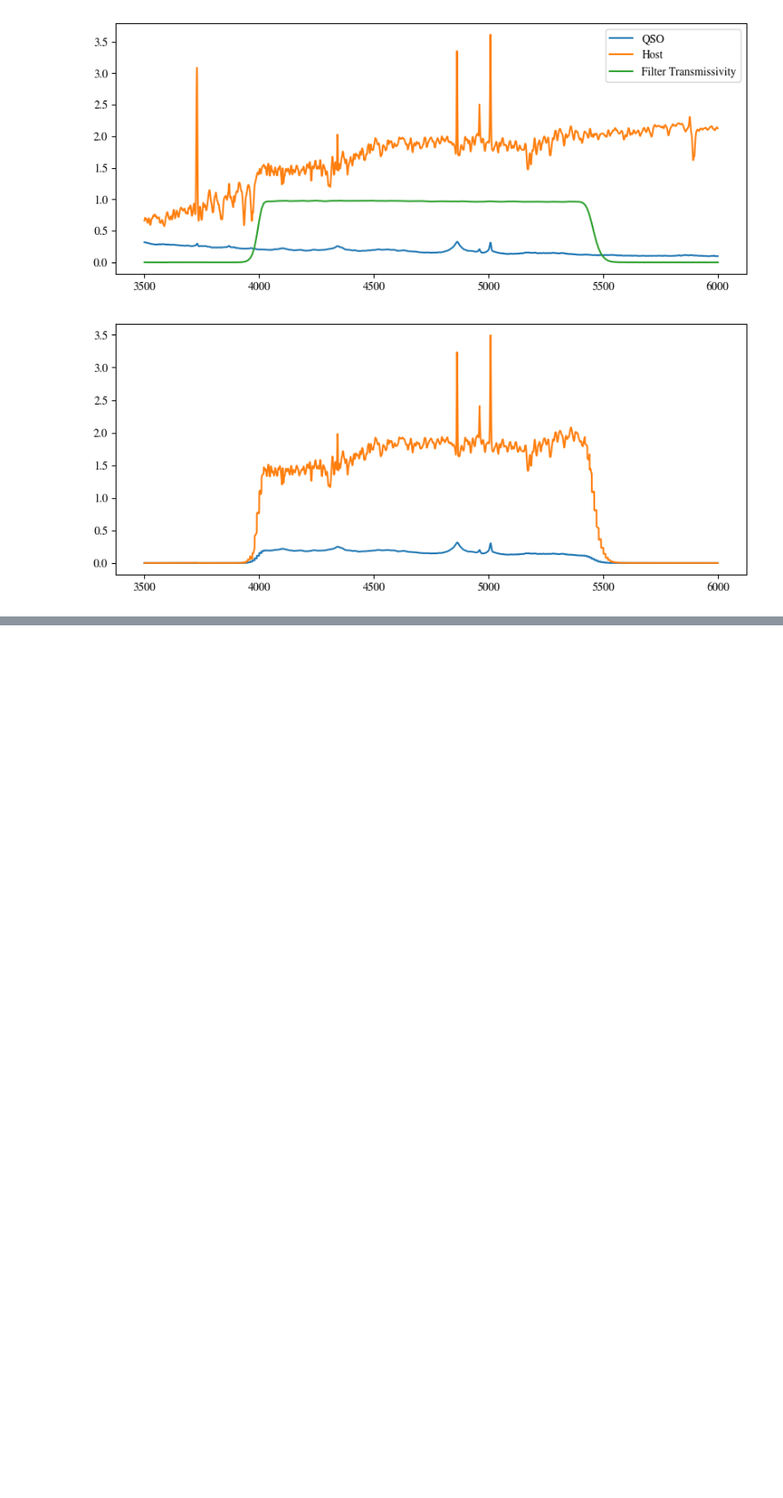
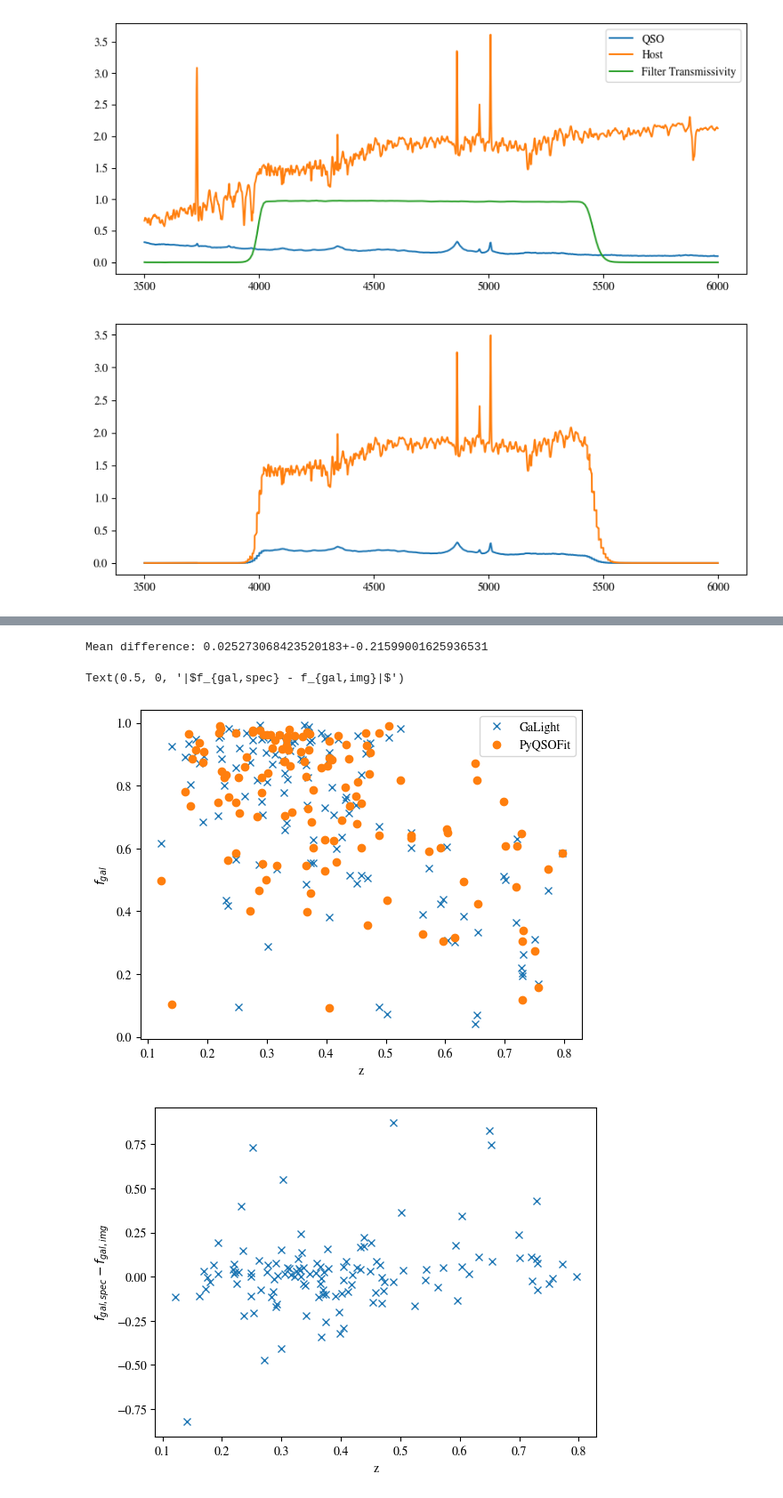
Before and after one commit to ELLI-E/RedQSOYoRiS, a Jupyter notebook: RedQSOProject.ipynb, the cells around one changed output, grey strips where cells are left out. Shown: that part at 89% size. Cells and saved outputs as stored; diff of their text form; code cells hidden in the pictures; blank space fills up the shorter version.

```diff
--- a/RedQSOProject.ipynb
+++ b/RedQSOProject.ipynb
@@ -492,0 +453,80 @@ Mean difference: 0.010416336112164488+-0.22414021031901096
+# %%
+#automating above process
+
+from numpy import diff
+
+
+
+
+
+DESI_HSC = pd.read_csv('data/DESICatalogue.csv')
+DESI_HSC['HSC_ID'] = DESI_HSC['HSC_ID'].astype(str)
+targetList = obj_list = DESI_HSC['DESI_ID']
+galaxyFractionSpec = []
+galaxyFractionImage = []
+specMagnitudeHost = []
+imageMagnitudeHost = []
+chiImg = []
+z = []
+for target in targetList:
+    try:
+        spectroscopicResult = CollectSpectroscopicData(target)
+        HSCResult = pickle.load(open(f"results/desitargets/includinghost/{target}/fitting_results/{target}-result-band-r.pkl","rb"))
+    except FileNotFoundError:
+        continue
+
+    #compare to HSC
+    fluxMag0 = 63095734448.01944
+    HSCGalaxyMagnitude = HSCResult.final_result_galaxy[0]["magnitude"]
+    HSCQSOMagnitude = HSCResult.final_result_ps[0]["magnitude"]
+    HSCHostFlux = toFlux(HSCGalaxyMagnitude,fluxMag0)
+    HSCQSOFlux = toFlux(HSCQSOMagnitude,fluxMag0)
+    HSCGalaxyFraction = HSCHostFlux/(HSCHostFlux+HSCQSOFlux)
+    galaxyFractionImage.append(HSCGalaxyFraction)
+    obj_No = list(DESI_HSC["DESI_ID"]).index(int(target))
+    chiImg.append(HSCResult.reduced_Chisq)
+    galaxyFractionSpec.append(spectroscopicResult["galaxy fraction"])
+    z.append(list(DESI_HSC["Z_DESI"])[obj_No])
+    specMagnitudeHost.append(spectroscopicResult["host magnitude"])
+    imageMagnitudeHost.append(HSCGalaxyMagnitude)
+difference = np.subtract(np.array(galaxyFractionSpec),np.array(galaxyFractionImage))
+
+
+plt.plot(z,galaxyFractionImage,linestyle="None",marker="x",label="GaLight")
+plt.plot(z,galaxyFractionSpec,linestyle="None",marker="o",label="PyQSOFit")
+plt.xlabel("z")
+plt.ylabel(r"$f_{gal}$")
+plt.legend(loc="best")
+plt.figure()
+plt.plot(z,difference,linestyle="None",marker="x")
+plt.xlabel("z")
+plt.ylabel(r"$f_{gal,spec} - f_{gal,img}$")
+plt.figure()
+plt.plot(z,specMagnitudeHost,linestyle="None",marker="o",label="PyQSOFit")
+plt.plot(z,imageMagnitudeHost,linestyle="None",marker="x",label="Galight")
+plt.legend(loc="best")
+plt.xlabel("z")
+plt.ylabel("magnitude")
+plt.figure()
+plt.xlabel(r"$|f_{gal,spec} - f_{gal,img}|$")
+plt.hist(np.abs(difference))
+print(f"Mean difference: {np.mean(difference)}+-{np.std(difference)}")
+plt.figure()
+plt.boxplot(difference)
+plt.figure()
+colour = [value/(5) for value in chiImg]
+for i,value in enumerate(colour):
+    if value >= 1:
+        colour[i] = 1
+plt.scatter(z,np.abs(difference),c=colour,linestyle="None",marker="o")
+plt.xlabel("z")
+plt.ylabel(r"$|f_{gal,spec} - f_{gal,img}|$")
+plt.figure()
+plt.scatter(np.abs(difference),chiImg,marker="s")
+plt.ylabel(r"$\chi^2_\nu$")
+plt.xlabel(r"|$f_{gal,spec} - f_{gal,img}|$")
+# %% [output]
+Mean difference: 0.025273068423520183+-0.21599001625936531
+Text(0.5, 0, '|$f_{gal,spec} - f_{gal,img}|$')
+[figure, added]
+[figure, added]
```
Also changed, not shown: parts of 9 cells of this notebook, 3 other files.
